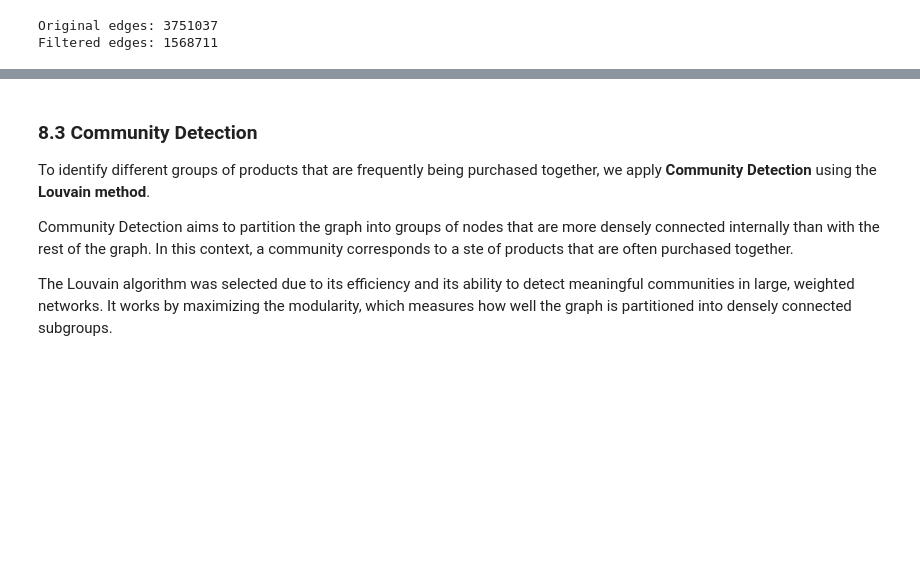
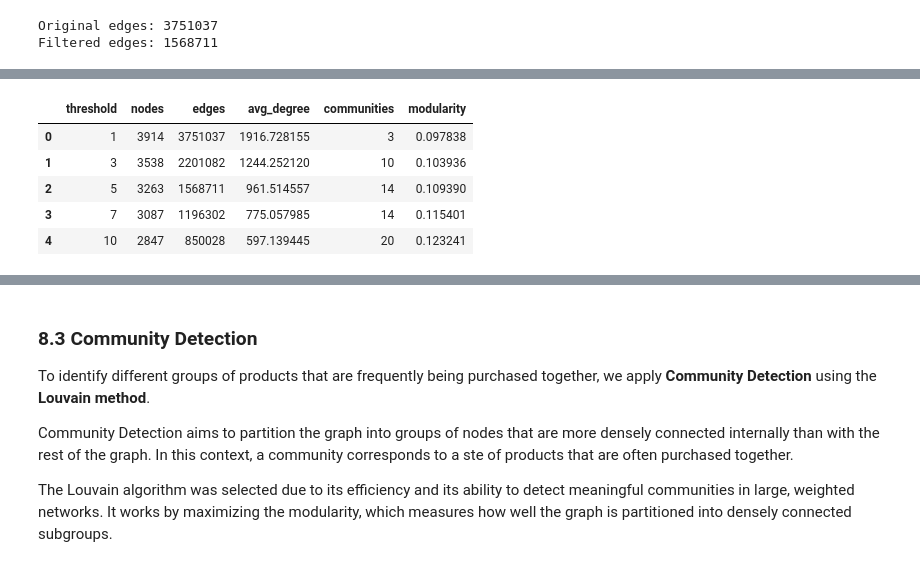
Before and after one commit to NouRALsaidD/data_mining_2026, a Jupyter notebook: data_mining_project_template.ipynb, the cells around one changed output, grey strips where cells are left out. Cells and saved outputs as stored; diff of their text form; code cells hidden in the pictures; blank space fills up the shorter version.

```diff
--- a/data_mining_project_template.ipynb
+++ b/data_mining_project_template.ipynb
@@ -1321,0 +1349,60 @@ The weight distribution confirms that the majority of co-occurrences are inciden
+# %%
+threshold_results = []
+
+threshold_values = [1, 3, 5, 7, 10]
+
+for t in threshold_values:
+
+    # Build filtered graph
+    G_t = nx.Graph(
+        (u, v, d)
+        for u, v, d in G.edges(data=True)
+        if d["weight"] >= t
+    )
+
+    # Skip empty graphs
+    if G_t.number_of_nodes() == 0:
+        continue
+
+    # Louvain partition
+    partition_t = community_louvain.best_partition(
+        G_t,
+        weight="weight",
+        random_state=RANDOM_SEED
+    )
+
+    # Community count
+    num_communities = len(set(partition_t.values()))
+
+    # Modularity
+    modularity_t = community_louvain.modularity(
+        partition_t,
+        G_t,
+        weight="weight"
+    )
+
+    # Avg degree
+    avg_degree = (
+        sum(dict(G_t.degree()).values())
+        / G_t.number_of_nodes()
+    )
+
+    threshold_results.append({
+        "threshold": t,
+        "nodes": G_t.number_of_nodes(),
+        "edges": G_t.number_of_edges(),
+        "avg_degree": avg_degree,
+        "communities": num_communities,
+        "modularity": modularity_t
+    })
+
+threshold_df = pd.DataFrame(threshold_results)
+
+threshold_df
+# %% [output]
+|  | threshold | nodes | edges | avg_degree | communities | modularity |
+| 0 | 1 | 3914 | 3751037 | 1916.728155 | 3 | 0.097838 |
+| 1 | 3 | 3538 | 2201082 | 1244.252120 | 10 | 0.103936 |
+| 2 | 5 | 3263 | 1568711 | 961.514557 | 14 | 0.109390 |
+| 3 | 7 | 3087 | 1196302 | 775.057985 | 14 | 0.115401 |
+| 4 | 10 | 2847 | 850028 | 597.139445 | 20 | 0.123241 |
```
Also changed, not shown: parts of 13 cells of this notebook.
